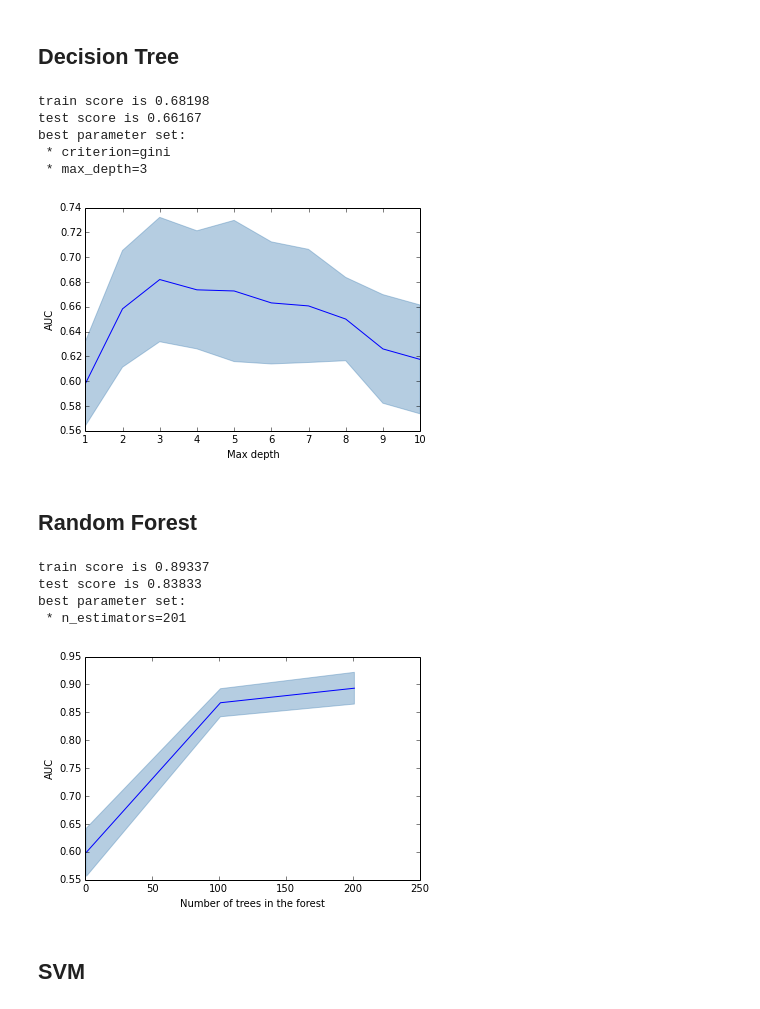
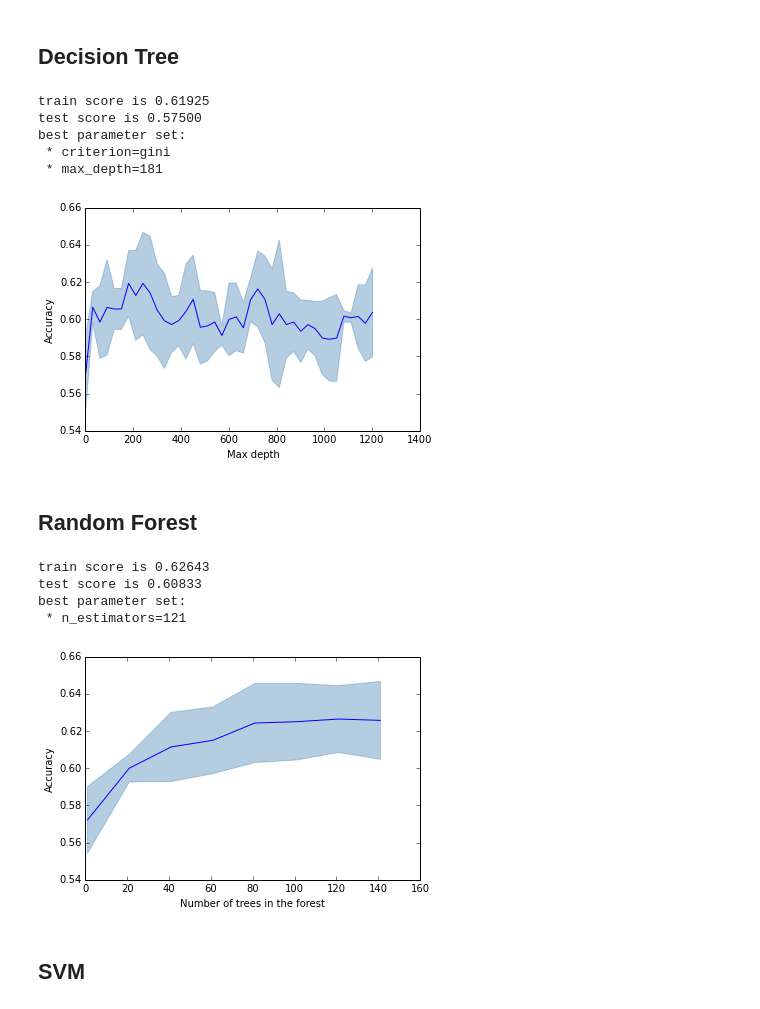
Before and after one commit to ermakovpetr/posneg, a Jupyter notebook: main.ipynb, the cells around one changed output. Saved outputs shown, nothing was run; the diff lists cells and outputs as text; code cells hidden in the pictures.

```diff
--- a/main.ipynb
+++ b/main.ipynb
@@ -15,13 +15,17 @@ from sklearn import metrics
 from sklearn import svm
 from sklearn.grid_search import GridSearchCV
 # %%
-with open('pos_reviews.json') as data_file:
+with open('pos_russian_reviews.json') as data_file:
     data_pos = json.load(data_file)
-with open('neg_reviews.json') as data_file:
+with open('neg_russian_reviews.json') as data_file:
     data_neg = json.load(data_file)
+# with open('pos_reviews.json') as data_file:
+#     data_pos = json.load(data_file)
+# with open('neg_reviews.json') as data_file:
+#     data_neg = json.load(data_file)
 
-pos_texts = data_pos.keys()
-neg_texts = data_neg.keys()
+pos_texts = data_pos.keys()[:1000]
+neg_texts = data_neg.keys()[:1000]
 all_texts = pos_texts + neg_texts
 
 N_POS_TEXTS = len(pos_texts)
@@ -464,7 +573,7 @@ Number of features = 46340
 ## Decision Tree
 # %%
 from sklearn.tree import DecisionTreeClassifier
-c_range = range(1,11,1) #range(1,21,1) - original
+c_range = range(1,1202,30) #range(1,21,1) - original
 X_train, X_test, Y_train, Y_test = cross_valid(matrix_counts, target)
 tree_grid_searcher = GridSearchCV(
     estimator=DecisionTreeClassifier(),
@@ -472,50 +581,50 @@ tree_grid_searcher = GridSearchCV(
         'criterion': ['gini'],
         'max_depth': c_range
     },
-    scoring='roc_auc', cv=10, n_jobs=8).fit(X_train, Y_train)
+    scoring='roc_auc', cv=4, n_jobs=8).fit(X_train, Y_train)
 report_cross_validation(tree_grid_searcher, X_test, Y_test)
 # %% [output]
-train score is 0.68198
-test score is 0.66167
+train score is 0.61925
+test score is 0.57500
 best parameter set:
  * criterion=gini
- * max_depth=3
+ * max_depth=181
 # %%
 l1_mean = numpy.array([x.mean_validation_score for x in tree_grid_searcher.grid_scores_])
 l1_std = numpy.array([x.cv_validation_scores.std() for x in tree_grid_searcher.grid_scores_])
 plot.fill_between(c_range, l1_mean - l1_std, l1_mean + l1_std, color = 'steelblue', alpha = .4)
 plot.plot(c_range, l1_mean, label='Avg. AUC for Decision Tree')
-plot.xlabel('Max depth'); plot.ylabel('AUC');
+plot.xlabel('Max depth'); plot.ylabel('Accuracy');
 # %% [output]
-[figure, old version]
+[figure, new version]
 # %% [markdown]
 ## Random Forest
 # %%
 from sklearn.ensemble import RandomForestClassifier
 # n_estimators_range = range(1, 1000, 100) + range(1000, 10000, 500) + range(10000, 50000, 2000)
-n_estimators_range = range(1, 301, 100)
+n_estimators_range = range(1, 142, 20)
 X_train, X_test, Y_train, Y_test = cross_valid(matrix_counts, target)
 tree_grid_searcher = GridSearchCV(
     estimator=RandomForestClassifier(),
     param_grid={
         'n_estimators': n_estimators_range
     },
-    scoring='roc_auc', cv=10, n_jobs=8).fit(X_train, Y_train)
+    scoring='accuracy', cv=3, n_jobs=8).fit(X_train, Y_train)
 report_cross_validation(tree_grid_searcher, X_test, Y_test)
 # %% [output]
-train score is 0.89337
-test score is 0.83833
+train score is 0.62643
+test score is 0.60833
 best parameter set:
- * n_estimators=201
+ * n_estimators=121
 # %%
-c = range(1, 301, 100)#[10,100,500,1000,2000]
+c = range(1, 142, 20)#[10,100,500,1000,2000]
 l1_mean = numpy.array([x.mean_validation_score for x in tree_grid_searcher.grid_scores_])
 l1_std = numpy.array([x.cv_validation_scores.std() for x in tree_grid_searcher.grid_scores_])
 plot.fill_between(c, l1_mean - l1_std, l1_mean + l1_std, color = 'steelblue', alpha = .4)
 plot.plot(c, l1_mean, label='Avg. AUC for Random Forest')
-plot.xlabel('Number of trees in the forest'); plot.ylabel('AUC');
+plot.xlabel('Number of trees in the forest'); plot.ylabel('Accuracy');
 # %% [output]
-[figure, old version]
+[figure, new version]
 # %% [markdown]
 ## SVM
 # %%
```
Also changed, not shown: parts of 43 cells of this notebook, 2 other files.
